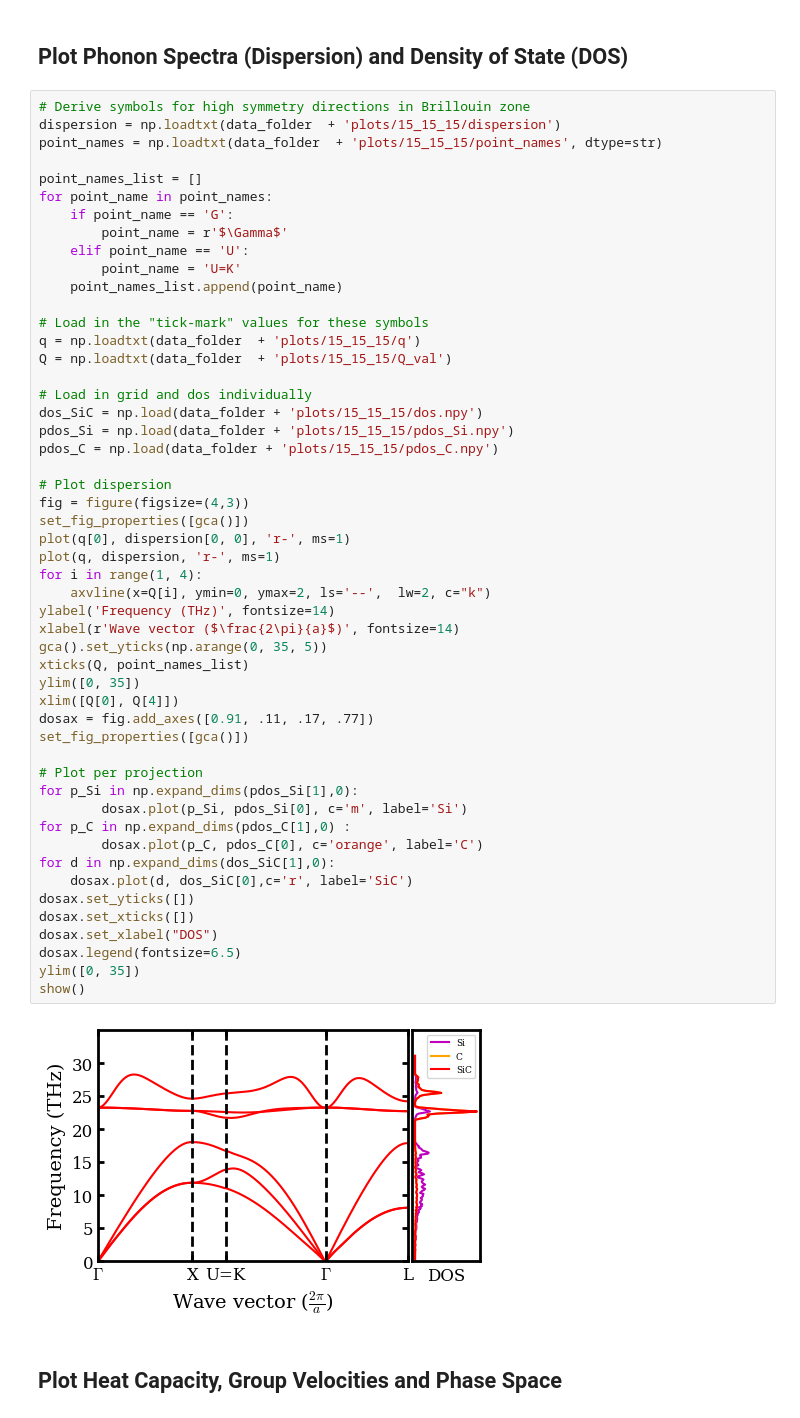
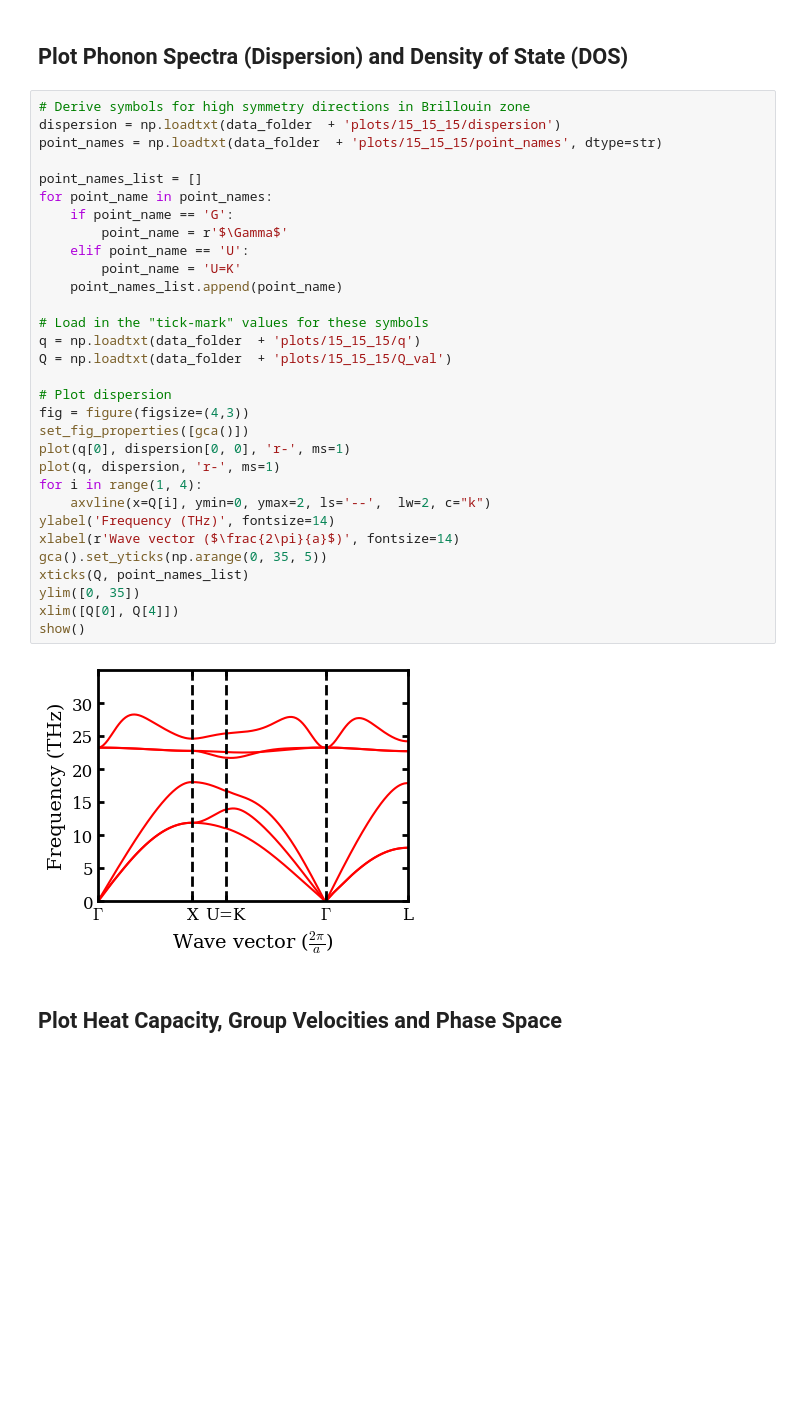
Before and after one commit to nanotheorygroup/kaldo-examples, a Jupyter notebook: machine_learning_potentials/silicon_carbide_MatterSim-v1-1M_mattersimcalculator/kALDo_with_mattersim_gallery.ipynb, the cells around one changed output. Cells and saved outputs as stored; diff of their text form; blank space fills up the shorter version.

```diff
--- a/machine_learning_potentials/silicon_carbide_MatterSim-v1-1M_mattersimcalculator/kALDo_with_mattersim_gallery.ipynb
+++ b/machine_learning_potentials/silicon_carbide_MatterSim-v1-1M_mattersimcalculator/kALDo_with_mattersim_gallery.ipynb
@@ -127,54 +127,34 @@ Bulk Modulus              223.0                   213
 dispersion = np.loadtxt(data_folder  + 'plots/15_15_15/dispersion')
 point_names = np.loadtxt(data_folder  + 'plots/15_15_15/point_names', dtype=str)
 
 point_names_list = []
 for point_name in point_names:
     if point_name == 'G':
         point_name = r'$\Gamma$'
     elif point_name == 'U':
         point_name = 'U=K'
     point_names_list.append(point_name)
 
 # Load in the "tick-mark" values for these symbols
 q = np.loadtxt(data_folder  + 'plots/15_15_15/q')
 Q = np.loadtxt(data_folder  + 'plots/15_15_15/Q_val')
 
-# Load in grid and dos individually
-dos_SiC = np.load(data_folder + 'plots/15_15_15/dos.npy')
-pdos_Si = np.load(data_folder + 'plots/15_15_15/pdos_Si.npy')
-pdos_C = np.load(data_folder + 'plots/15_15_15/pdos_C.npy')
-
 # Plot dispersion
 fig = figure(figsize=(4,3))
 set_fig_properties([gca()])
 plot(q[0], dispersion[0, 0], 'r-', ms=1)
 plot(q, dispersion, 'r-', ms=1)
 for i in range(1, 4):
     axvline(x=Q[i], ymin=0, ymax=2, ls='--',  lw=2, c="k")
 ylabel('Frequency (THz)', fontsize=14)
 xlabel(r'Wave vector ($\frac{2\pi}{a}$)', fontsize=14)
 gca().set_yticks(np.arange(0, 35, 5))
 xticks(Q, point_names_list)
 ylim([0, 35])
 xlim([Q[0], Q[4]])
-dosax = fig.add_axes([0.91, .11, .17, .77])
-set_fig_properties([gca()])
-
-# Plot per projection
-for p_Si in np.expand_dims(pdos_Si[1],0):
-        dosax.plot(p_Si, pdos_Si[0], c='m', label='Si')
-for p_C in np.expand_dims(pdos_C[1],0) :
-        dosax.plot(p_C, pdos_C[0], c='orange', label='C')
-for d in np.expand_dims(dos_SiC[1],0):
-    dosax.plot(d, dos_SiC[0],c='r', label='SiC')
-dosax.set_yticks([])
-dosax.set_xticks([])
-dosax.set_xlabel("DOS")
-dosax.legend(fontsize=6.5)
-ylim([0, 35])
 show()
 # %% [output]
-[figure, old version]
+[figure, new version]
 # %% [markdown]
 ## Plot Heat Capacity, Group Velocities and Phase Space
 # %%
```
Also changed, not shown: parts of 2 cells of this notebook, 52 other files.
